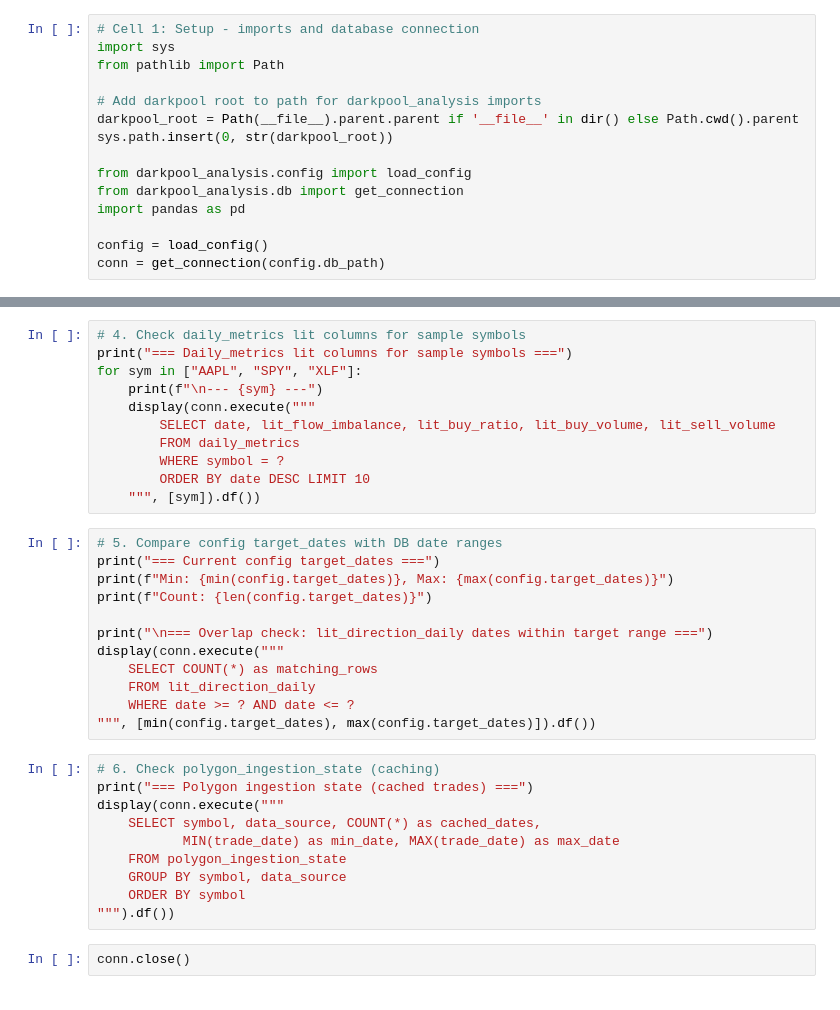
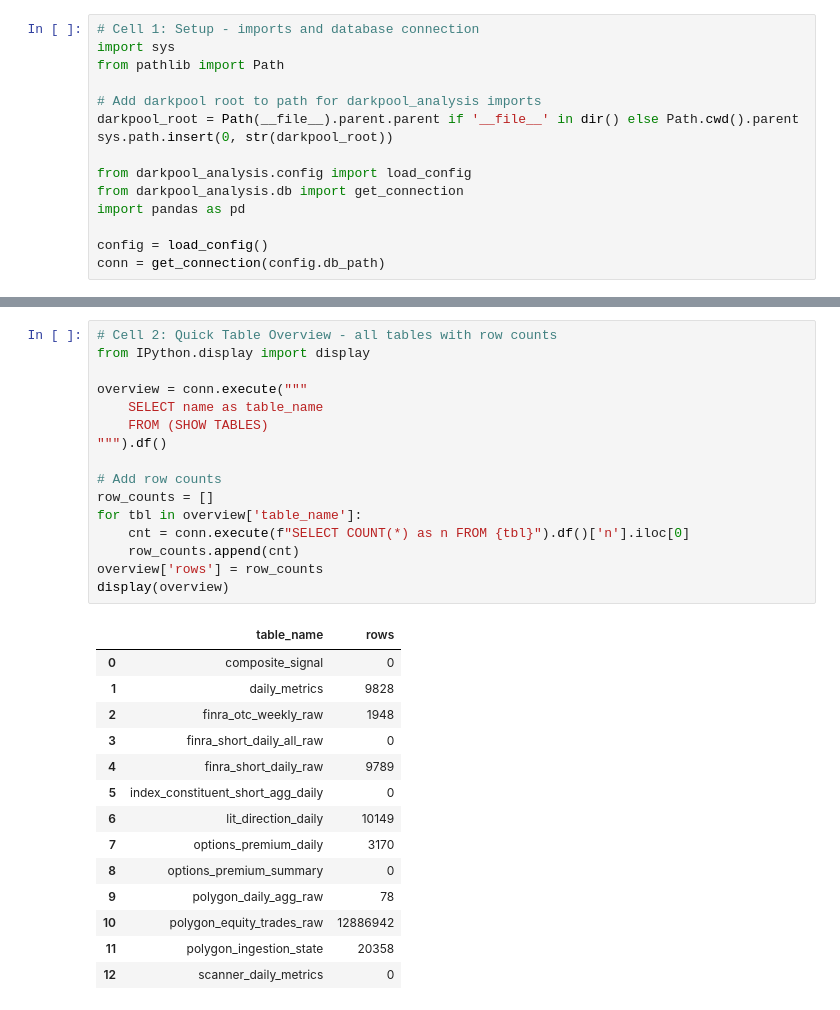
Before and after one commit to MoreCowwbell/darkpool, a Jupyter notebook: Special_tools/database_check.ipynb, the cells around one changed output, grey strips where cells are left out. Saved outputs shown, nothing was run; the diff lists cells and outputs as text.

```diff
--- a/Special_tools/database_check.ipynb
+++ b/Special_tools/database_check.ipynb
@@ -188,35 +30,31 @@ for sym in ["AAPL", "SPY", "XLF"]:
-# %%
-# 4. Check daily_metrics lit columns for sample symbols
-print("=== Daily_metrics lit columns for sample symbols ===")
-for sym in ["AAPL", "SPY", "XLF"]:
-    print(f"\n--- {sym} ---")
-    display(conn.execute("""
-        SELECT date, lit_flow_imbalance, lit_buy_ratio, lit_buy_volume, lit_sell_volume
-        FROM daily_metrics
-        WHERE symbol = ?
-        ORDER BY date DESC LIMIT 10
-    """, [sym]).df())
-# %%
-# 5. Compare config target_dates with DB date ranges
-print("=== Current config target_dates ===")
-print(f"Min: {min(config.target_dates)}, Max: {max(config.target_dates)}")
-print(f"Count: {len(config.target_dates)}")
-
-print("\n=== Overlap check: lit_direction_daily dates within target range ===")
-display(conn.execute("""
-    SELECT COUNT(*) as matching_rows
-    FROM lit_direction_daily
-    WHERE date >= ? AND date <= ?
-""", [min(config.target_dates), max(config.target_dates)]).df())
-# %%
-# 6. Check polygon_ingestion_state (caching)
-print("=== Polygon ingestion state (cached trades) ===")
-display(conn.execute("""
-    SELECT symbol, data_source, COUNT(*) as cached_dates,
-           MIN(trade_date) as min_date, MAX(trade_date) as max_date
-    FROM polygon_ingestion_state
-    GROUP BY symbol, data_source
-    ORDER BY symbol
-""").df())
-# %%
-conn.close()
+# %%
+# Cell 2: Quick Table Overview - all tables with row counts
+from IPython.display import display
+
+overview = conn.execute("""
+    SELECT name as table_name
+    FROM (SHOW TABLES)
+""").df()
+
+# Add row counts
+row_counts = []
+for tbl in overview['table_name']:
+    cnt = conn.execute(f"SELECT COUNT(*) as n FROM {tbl}").df()['n'].iloc[0]
+    row_counts.append(cnt)
+overview['rows'] = row_counts
+display(overview)
+# %% [output]
+|  | table_name | rows |
+| 0 | composite_signal | 0 |
+| 1 | daily_metrics | 9828 |
+| 2 | finra_otc_weekly_raw | 1948 |
+| 3 | finra_short_daily_all_raw | 0 |
+| 4 | finra_short_daily_raw | 9789 |
+| 5 | index_constituent_short_agg_daily | 0 |
+| 6 | lit_direction_daily | 10149 |
+| 7 | options_premium_daily | 3170 |
+| 8 | options_premium_summary | 0 |
+| 9 | polygon_daily_agg_raw | 78 |
+| 10 | polygon_equity_trades_raw | 12886942 |
+| 11 | polygon_ingestion_state | 20358 |
+| 12 | scanner_daily_metrics | 0 |
```
Also changed, not shown: parts of 30 cells of this notebook, 7 other files.
